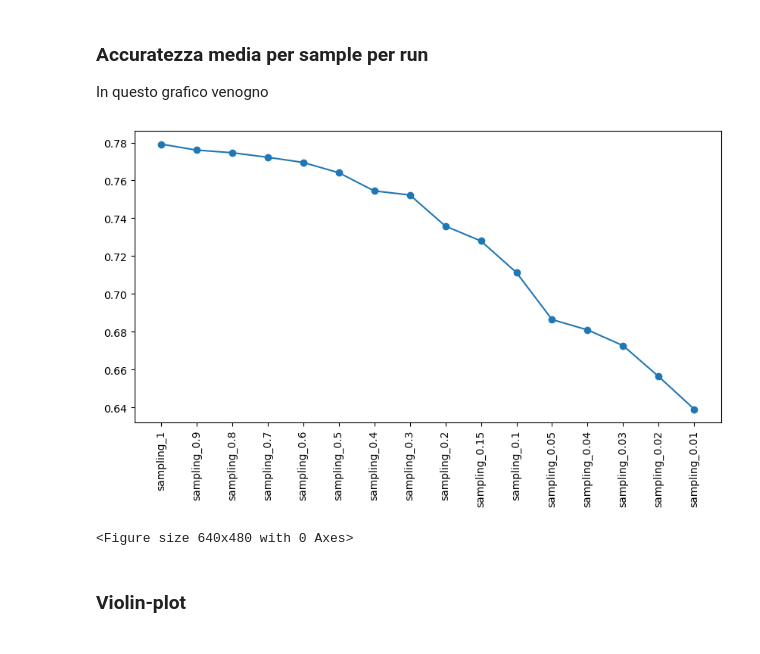
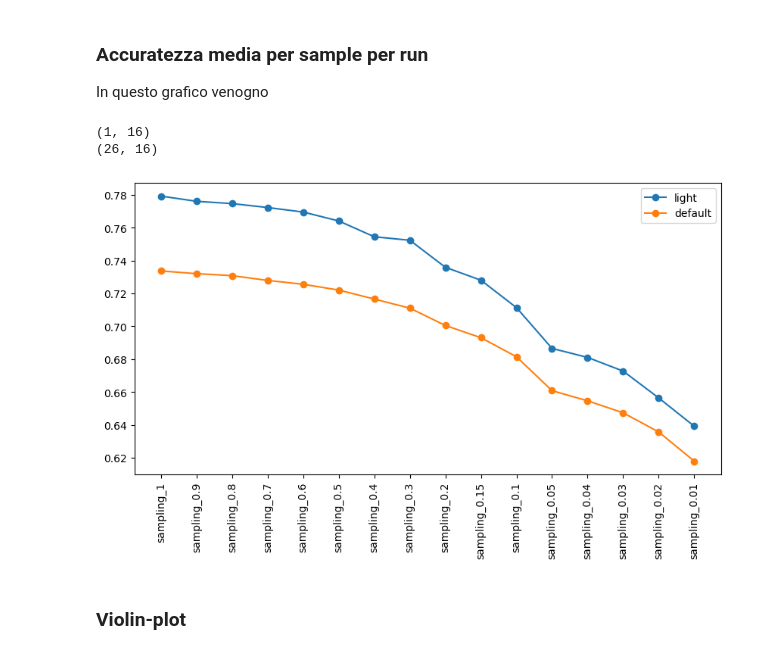
Before and after one commit to MassimoZarantonello2/SignatureInference, a Jupyter notebook: scripts/toronto_autogluone_evalutaions.ipynb, the cells around one changed output. Drawn from its saved outputs; the diff is of its cells as text; code cells hidden in the pictures.

```diff
--- a/scripts/toronto_autogluone_evalutaions.ipynb
+++ b/scripts/toronto_autogluone_evalutaions.ipynb
@@ -10,3 +10 @@ import matplotlib.pyplot as plt
-# %%
-evalutaions_df = json.load(open('../results/ligthgbmxt_evaluations.json'))
 # %%
@@ -73,3 +71,6 @@ plt.savefig('../evaluations_graphs/number_of_sample.png')
 # %% [markdown]
 ### Accuratezza per signature, per sample, per run
 In questo grafico viene mostrato il livello di accuracy mediato ottenuto per ogni segnatura al variare del livello di sampling, per ogni run
+# %%
+lightgbmx_run_accuracy = get_runs_sample_accuracy('lightgbmxt_evaluations')
+default_run_accuracy = get_runs_sample_accuracy('default_evaluations')
@@ -97,0 +110,5 @@ plt.savefig('../evaluations_graphs/per_signature_per_sample_average_accuracy.png
+# %%
+light_run_lables, light_sampling_labels, light_signature_labels = get_runs_sample_labels(json.load(open(f'../results/lightgbmxt_evaluations.json')))
+default_run_lables, default_sampling_labels, default_signature_labels = get_runs_sample_labels(json.load(open(f'../results/default_evaluations.json')))
+
+plot_all_signature_all_sampling_graph(lightgbmx_run_accuracy, light_sampling_labels, light_signature_labels)
@@ -99,21 +130,30 @@ plt.savefig('../evaluations_graphs/per_signature_per_sample_average_accuracy.png
 ### Accuratezza media per sample per run
 In questo grafico venogno
 # %%
-plt.figure(figsize=(10,5))
-for i in range(len(per_run_accuracy)):
-    per_sample_mean_accuracy = []
-    per_sample_accuracy = per_run_accuracy[i]
-    for j in range(len(per_sample_accuracy)):
-        per_sample_mean_accuracy.append(np.mean(per_sample_accuracy[j]))
-
-    plt.plot(sampling_labels,per_sample_mean_accuracy, marker='o')
+def plot_per_run_accuracy(per_run_accuracy, sampling_labels, figure):
+    per_run_mean_accuracy =[]
+    for i in range(len(per_run_accuracy)):
+        per_sample_mean_accuracy = []
+        per_sample_accuracy = per_run_accuracy[i]
+        for j in range(len(per_sample_accuracy)):
+            per_sample_mean_accuracy.append(np.mean(per_sample_accuracy[j]))
+        per_run_mean_accuracy.append(per_sample_mean_accuracy)
+    print(np.array(per_run_mean_accuracy).shape)
+    means = np.array(per_run_mean_accuracy).mean(axis=0)
+    plt.plot(sampling_labels,means, marker='o')
     plt.xticks(rotation=90)
 
+fig = plt.figure(figsize=(10,5))
+
+plot_per_run_accuracy(lightgbmx_run_accuracy, light_sampling_labels, fig)
+plot_per_run_accuracy(default_run_accuracy, default_sampling_labels, fig)
+plt.legend(['light','default'])
 plt.show()
-plt.savefig('../evaluations_graphs/toronto_per_sample_average_accuracy_.png')
+    # plt.savefig('../evaluations_graphs/toronto_per_sample_average_accuracy_.png')
 # %% [output]
+(1, 16)
+(26, 16)
-[figure, old version]
+[figure, new version]
-<Figure size 640x480 with 0 Axes>
 # %% [markdown]
 ### Violin-plot
 # %%
```
Also changed, not shown: parts of 8 cells of this notebook, 22 other files.
